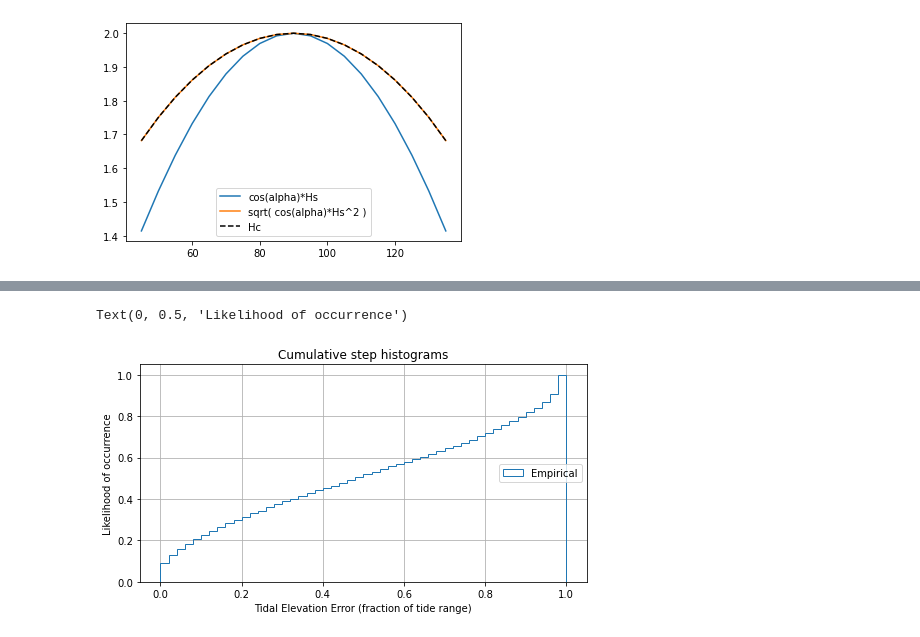
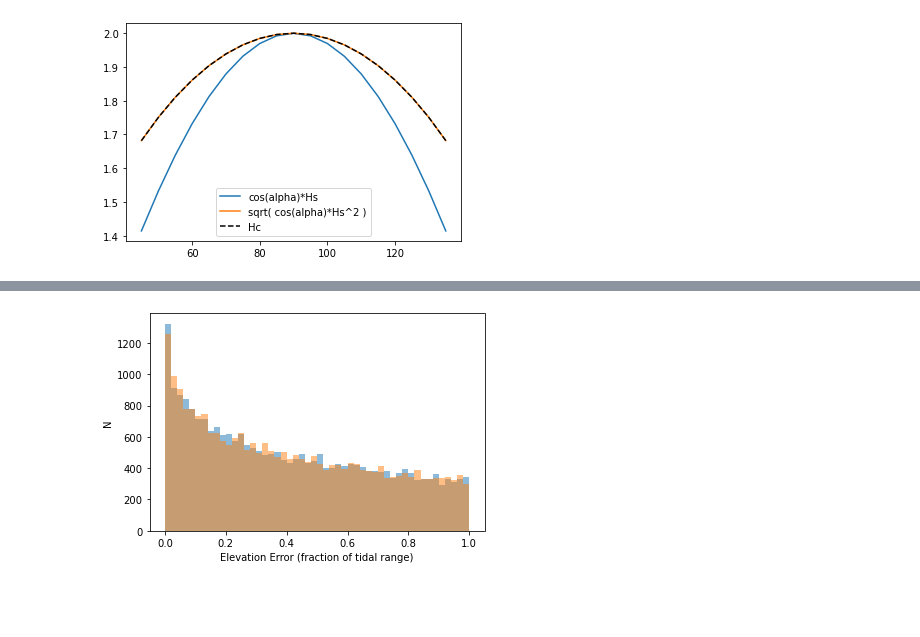
Before and after one commit to csherwood-usgs/runup, a Jupyter notebook: test_runup_funcs.ipynb, the cells around one changed output, grey strips where cells are left out. Cells and saved outputs as stored; diff of their text form; code cells hidden in the pictures; blank space fills up the shorter version.

```diff
--- a/test_runup_funcs.ipynb
+++ b/test_runup_funcs.ipynb
@@ -162,29 +134,22 @@ plt.grid()
-# %%
-
-mu = -1.2
-sigma = 4.8
-n_bins = 50
-x = np.cos( (2*np.pi/12.4) * np.random.normal(mu, sigma, size=100) )**2
-
-# plot the cumulative histogram
-fig, ax = plt.subplots(figsize=(8, 4))
-n, bins, patches = ax.hist(herr, 50, density=True, histtype='step',
-                           cumulative=True, label='Empirical')
-
-# Add a line showing the expected distribution.
-y = ((1 / (np.sqrt(2 * np.pi) * sigma)) *
-     np.exp(-0.5 * (1 / sigma * (bins - mu))**2))
-y = y.cumsum()
-y /= y[-1]
-
-# ax.plot(bins, y, 'k--', linewidth=1.5, label='Theoretical')
-
-# tidy up the figure
-ax.grid(True)
-ax.legend(loc='right')
-ax.set_title('Cumulative step histograms')
-ax.set_xlabel('Tidal Elevation Error (fraction of tide range)')
-ax.set_ylabel('Likelihood of occurrence')
-# %% [output]
-Text(0, 0.5, 'Likelihood of occurrence')
-[figure, removed]
+# %%
+# uniform dist of phase at forecast arrival times
+phase =  np.random.random_sample(25000)
+
+# gaussian dist of phase error in timing of storm wrt tides
+phase_err =  np.random.normal(loc=0, scale=1, size=25000)
+phase_err2 = np.random.normal(loc=6, scale=1, size=25000)
+
+htpred = 0.5*trange*np.cos(omega*phase*period)
+hterr  = 0.5*trange*np.cos(omega*(phase-phase_err)*period)
+hterr2 = 0.5*trange*np.cos(omega*(phase-phase_err2)*period)
+
+herr =  np.abs(htpred-hterr)
+herr2 = np.abs(htpred-hterr2)
+
+_ =plt.hist(herr, bins=50, density=False, alpha=.5)
+_ =plt.hist(herr2, bins=50, density=False, alpha=.5)
+
+plt.ylabel('N')
+_ = plt.xlabel('Elevation Error (fraction of tidal range)')
+# %% [output]
+[figure, added]
```
Also changed, not shown: parts of 6 cells of this notebook.
